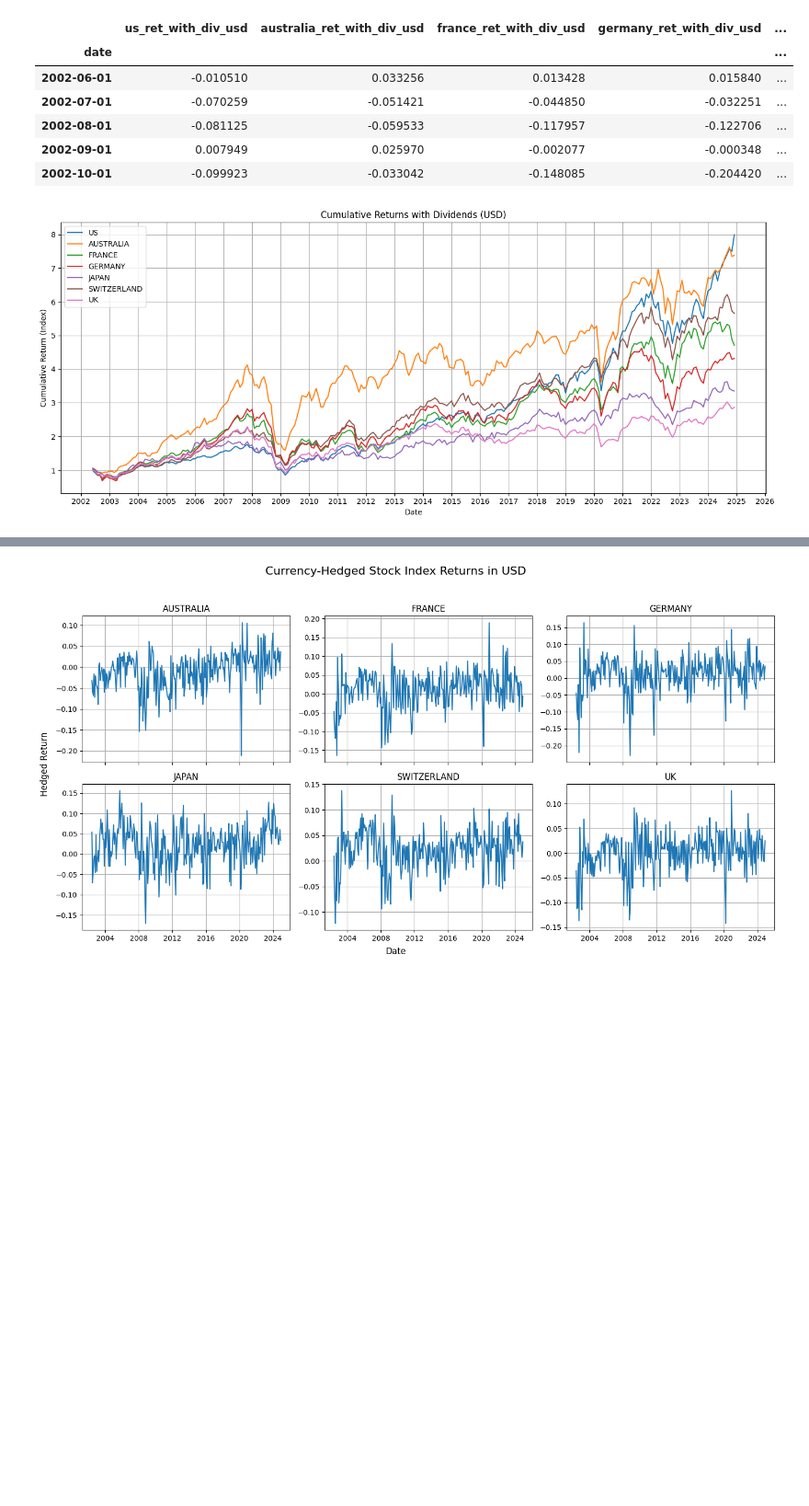
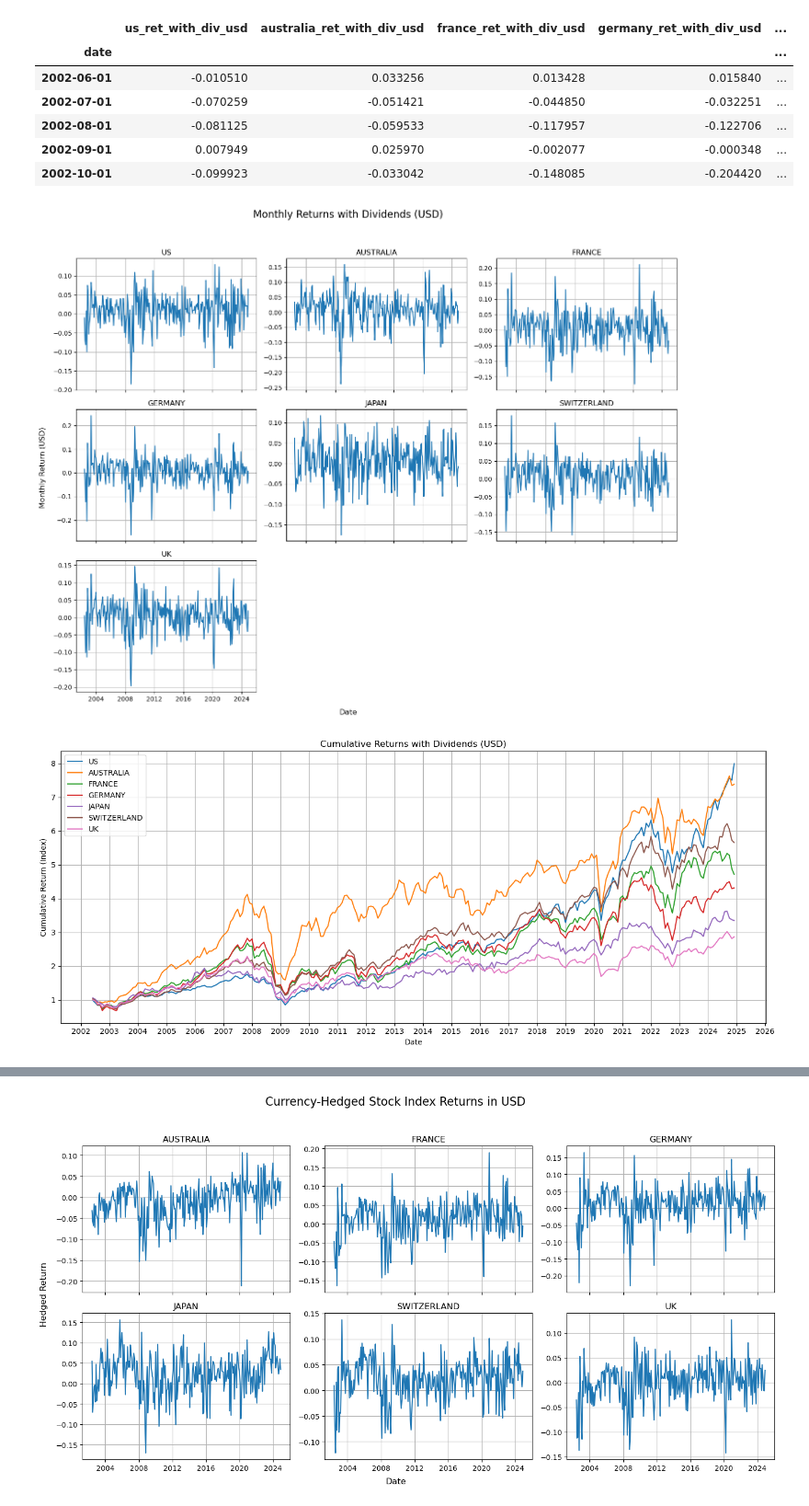
Before and after one commit to matthias-wyss/Investments-project, a Jupyter notebook: notebook.ipynb, the cells around one changed output, grey strips where cells are left out. Shown at 92% size. Drawn from its saved outputs; the diff is of its cells as text; code cells hidden in the pictures; blank space fills up the shorter version.

Commit message:
merging notebooks and adding plots for q3

```diff
--- a/notebook.ipynb
+++ b/notebook.ipynb
@@ -409,10 +421,13 @@ cols_with_div = [col for col in df_monthly_return_usd.columns if 'ret_with_div_u
 # Function to plot time series of monthly returns in 6 subplots
 def plot_returns_subplots(df, cols, title):
     n = len(cols)
-    nrows, ncols = 2, 3  # 6 countries → 2 rows x 3 columns
+    nrows, ncols = 3, 3  # 7 countries → 3 rows x 3 columns
 
-    fig, axes = plt.subplots(nrows, ncols, figsize=(15, 8), sharex=True)
+    fig, axes = plt.subplots(nrows, ncols, figsize=(15, 12), sharex=True)
     axes = axes.flatten()  # Flatten the 2D array for easy iteration
+
+    for j in range(n, len(axes)):
+        axes[j].axis('off') # Hide unused subplots
 
     for i, col in enumerate(cols):
         ax = axes[i]
@@ -431,32 +446,34 @@ def plot_returns_subplots(df, cols, title):
     plt.tight_layout(rect=[0.05, 0.05, 1, 0.95])
     plt.show()
 
 # Function to plot cumulative returns (compounded growth)
 def plot_cumulative_returns(df, cols, title):
     plt.figure(figsize=(14, 6))
     for col in cols:
         cumulative_return = (1 + df[col]).cumprod()  # Compound monthly returns
         label = col.replace('_ret_with_div_usd', '').upper()
         plt.plot(df.index, cumulative_return, label=label)
 
     plt.title(title)
     plt.xlabel('Date')
     plt.ylabel('Cumulative Return (Index)')
     plt.legend(loc='upper left')
     plt.grid(True)
 
     # Format x-axis to show years only
     ax = plt.gca()
     ax.xaxis.set_major_locator(mdates.YearLocator())
     ax.xaxis.set_major_formatter(mdates.DateFormatter('%Y'))
 
     plt.tight_layout()
+    plt.savefig('data/q3/cumulative_returns_usd.png', dpi=300)
     plt.show()
 
 # Plot monthly returns with dividends in USD
-#plot_returns_subplots(df_monthly_return_usd, cols_with_div, 'Monthly Returns with Dividends (USD)')
+plot_returns_subplots(df_monthly_return_usd, cols_with_div, 'Monthly Returns with Dividends (USD)')
 
 # Plot cumulative returns
 plot_cumulative_returns(df_monthly_return_usd, cols_with_div, 'Cumulative Returns with Dividends (USD)')
 # %% [output]
-[figure, old version]
+[figure, new version]
+[figure, added]
```
Also changed, not shown: parts of 53 cells of this notebook, 16 other files.
